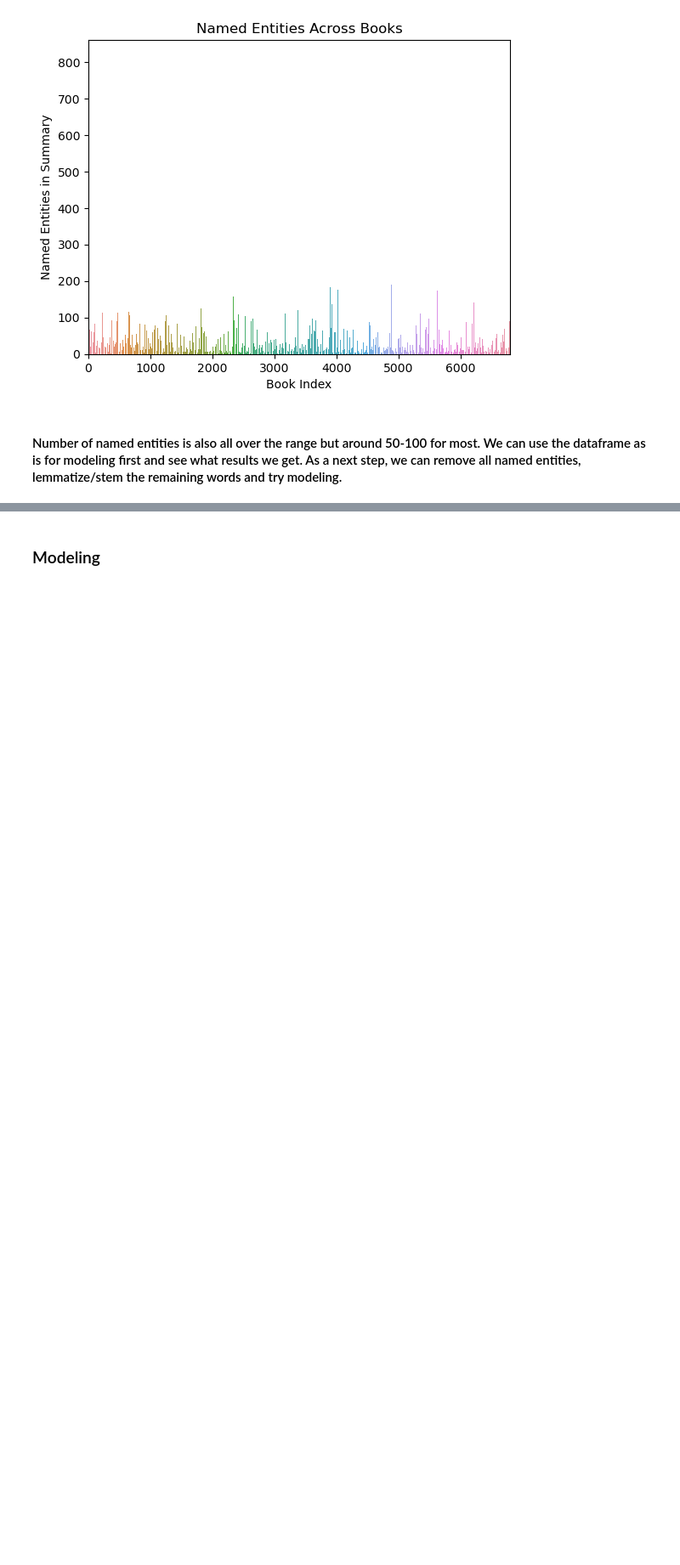
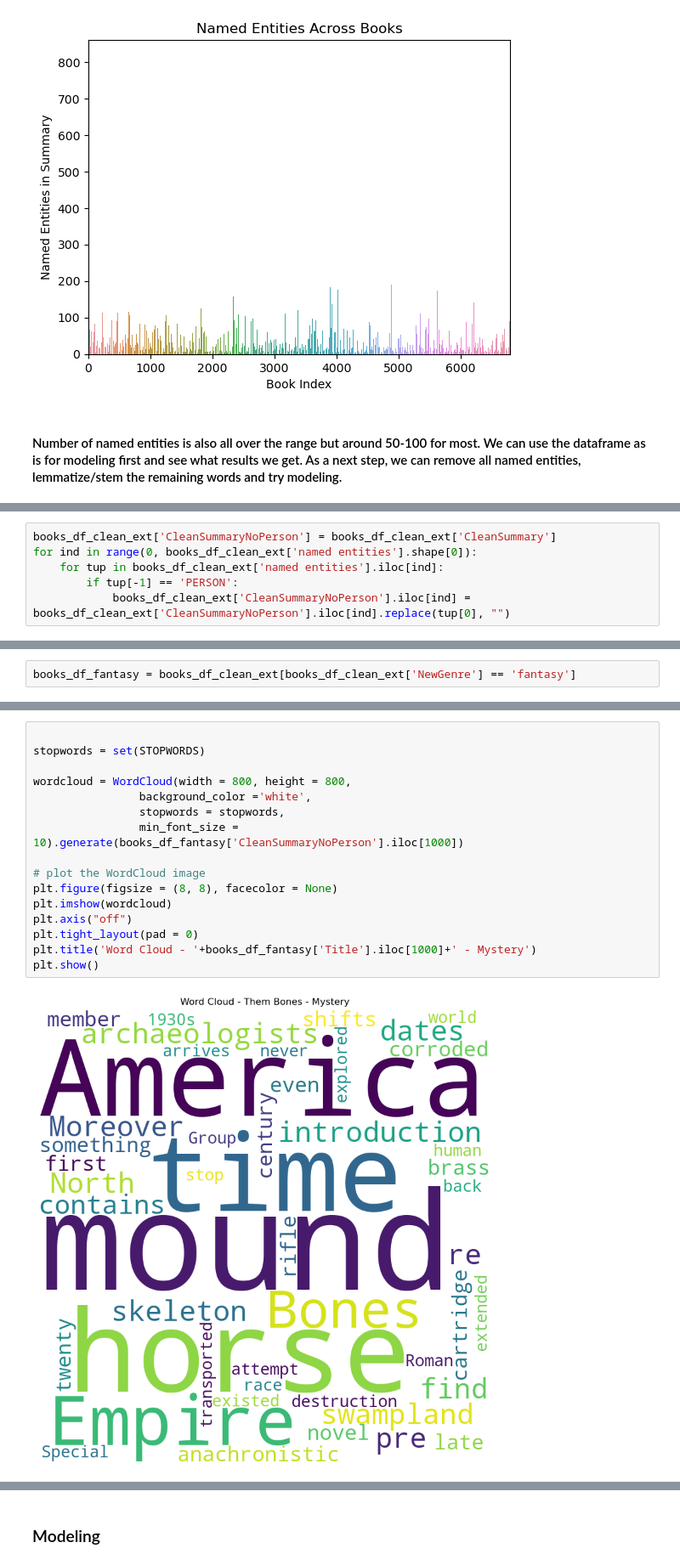
Before and after one commit to archana-rg/books-analysis, a Jupyter notebook: FinalBookGenrePred.ipynb, the cells around one changed output, grey strips where cells are left out. Shown at 85% size. Drawn from its saved outputs; the diff is of its cells as text; blank space fills up the shorter version.

```diff
--- a/FinalBookGenrePred.ipynb
+++ b/FinalBookGenrePred.ipynb
@@ -364,0 +450,6 @@ Text(0.5, 1.0, 'Named Entities Across Books')
+# %%
+books_df_clean_ext['CleanSummaryNoPerson'] = books_df_clean_ext['CleanSummary']
+for ind in range(0, books_df_clean_ext['named entities'].shape[0]):
+    for tup in books_df_clean_ext['named entities'].iloc[ind]:
+        if tup[-1] == 'PERSON':
+            books_df_clean_ext['CleanSummaryNoPerson'].iloc[ind] = books_df_clean_ext['CleanSummaryNoPerson'].iloc[ind].replace(tup[0], "")
@@ -364,0 +466,2 @@ Text(0.5, 1.0, 'Named Entities Across Books')
+# %%
+books_df_fantasy = books_df_clean_ext[books_df_clean_ext['NewGenre'] == 'fantasy']
@@ -364,0 +479,18 @@ Text(0.5, 1.0, 'Named Entities Across Books')
+# %%
+
+stopwords = set(STOPWORDS)
+
+wordcloud = WordCloud(width = 800, height = 800,
+                background_color ='white',
+                stopwords = stopwords,
+                min_font_size = 10).generate(books_df_fantasy['CleanSummaryNoPerson'].iloc[1000])
+
+# plot the WordCloud image
+plt.figure(figsize = (8, 8), facecolor = None)
+plt.imshow(wordcloud)
+plt.axis("off")
+plt.tight_layout(pad = 0)
+plt.title('Word Cloud - '+books_df_fantasy['Title'].iloc[1000]+' - Mystery')
+plt.show()
+# %% [output]
+[figure, added]
```
Also changed, not shown: parts of 29 cells of this notebook, 7 other files.
